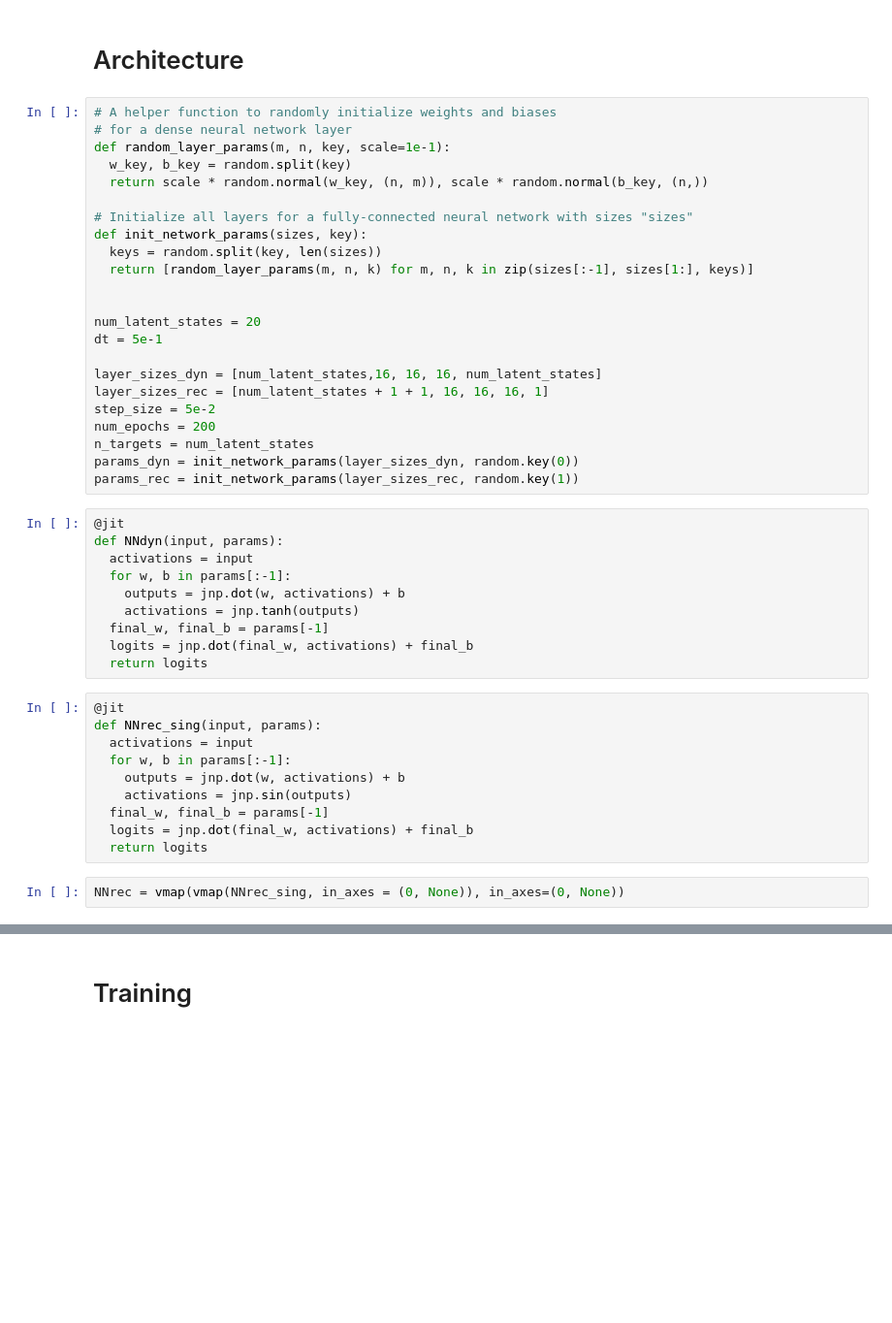
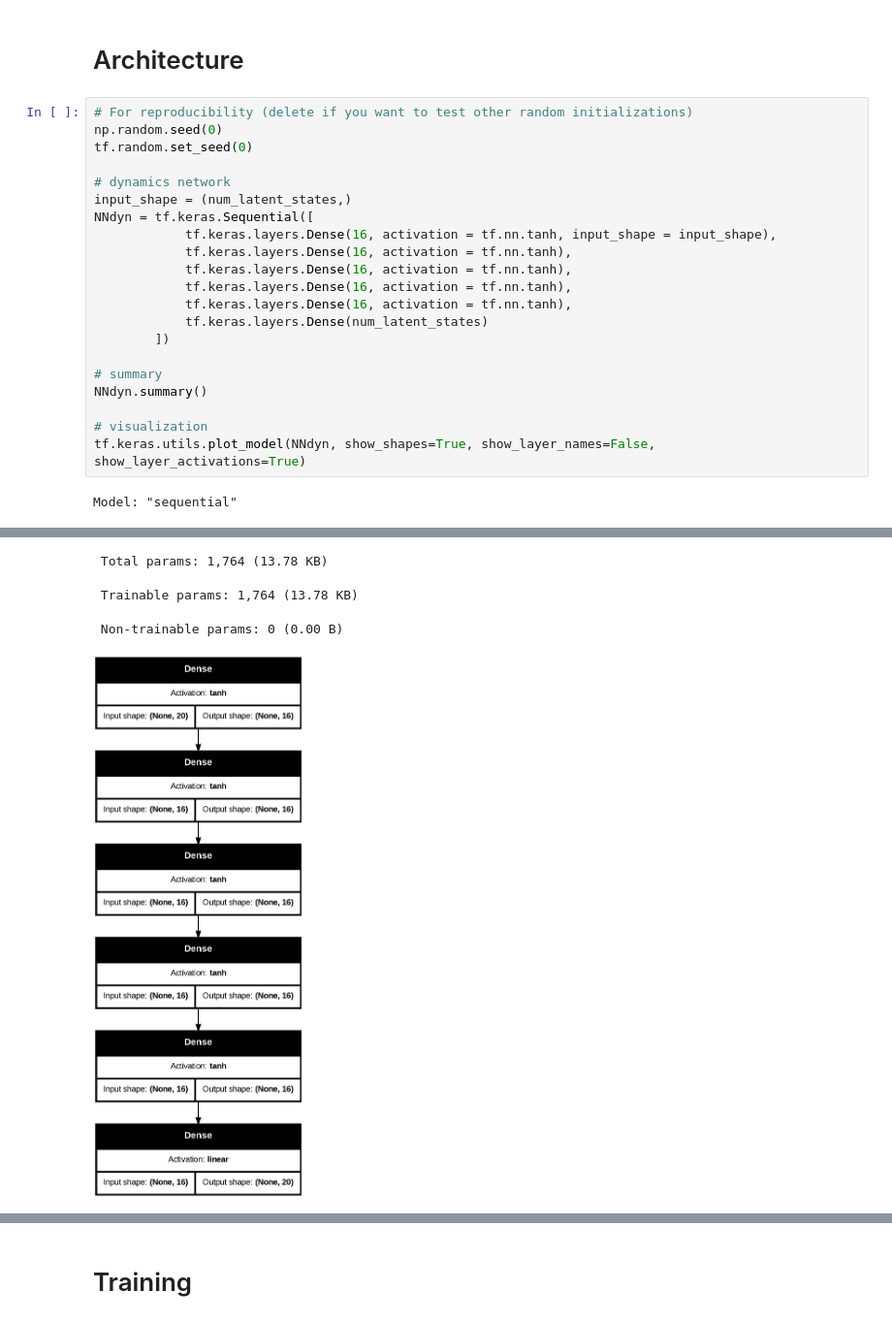
Before and after one commit to ppasquini/LDNet-Thesis, a Jupyter notebook: Kuramoto–Sivashinsky_LDNet_Time.ipynb, the cells around one changed output, grey strips where cells are left out. Shown: that part at 97% size. Cells and saved outputs as stored; diff of their text form; blank space fills up the shorter version.

```diff
--- a/Kuramoto–Sivashinsky_LDNet_Time.ipynb
+++ b/Kuramoto–Sivashinsky_LDNet_Time.ipynb
@@ -89,47 +64,25 @@ dataset_test = Dataset(
 # %% [markdown]
 # Architecture
-# %%
-# A helper function to randomly initialize weights and biases
-# for a dense neural network layer
-def random_layer_params(m, n, key, scale=1e-1):
-  w_key, b_key = random.split(key)
-  return scale * random.normal(w_key, (n, m)), scale * random.normal(b_key, (n,))
-
-# Initialize all layers for a fully-connected neural network with sizes "sizes"
-def init_network_params(sizes, key):
-  keys = random.split(key, len(sizes))
-  return [random_layer_params(m, n, k) for m, n, k in zip(sizes[:-1], sizes[1:], keys)]
-
-
-num_latent_states = 20
-dt = 5e-1
-
-layer_sizes_dyn = [num_latent_states,16, 16, 16, num_latent_states]
-layer_sizes_rec = [num_latent_states + 1 + 1, 16, 16, 16, 1]
-step_size = 5e-2
-num_epochs = 200
-n_targets = num_latent_states
-params_dyn = init_network_params(layer_sizes_dyn, random.key(0))
-params_rec = init_network_params(layer_sizes_rec, random.key(1))
-# %%
-@jit
-def NNdyn(input, params):
-  activations = input
-  for w, b in params[:-1]:
-    outputs = jnp.dot(w, activations) + b
-    activations = jnp.tanh(outputs)
-  final_w, final_b = params[-1]
-  logits = jnp.dot(final_w, activations) + final_b
-  return logits
-# %%
-@jit
-def NNrec_sing(input, params):
-  activations = input
-  for w, b in params[:-1]:
-    outputs = jnp.dot(w, activations) + b
-    activations = jnp.sin(outputs)
-  final_w, final_b = params[-1]
-  logits = jnp.dot(final_w, activations) + final_b
-  return logits
-# %%
-NNrec = vmap(vmap(NNrec_sing, in_axes = (0, None)), in_axes=(0, None))
+# %%
+# For reproducibility (delete if you want to test other random initializations)
+np.random.seed(0)
+tf.random.set_seed(0)
+
+# dynamics network
+input_shape = (num_latent_states,)
+NNdyn = tf.keras.Sequential([
+            tf.keras.layers.Dense(16, activation = tf.nn.tanh, input_shape = input_shape),
+            tf.keras.layers.Dense(16, activation = tf.nn.tanh),
+            tf.keras.layers.Dense(16, activation = tf.nn.tanh),
+            tf.keras.layers.Dense(16, activation = tf.nn.tanh),
+            tf.keras.layers.Dense(16, activation = tf.nn.tanh),
+            tf.keras.layers.Dense(num_latent_states)
+        ])
+
+# summary
+NNdyn.summary()
+
+# visualization
+tf.keras.utils.plot_model(NNdyn, show_shapes=True, show_layer_names=False, show_layer_activations=True)
+# %% [output]
+Model: "sequential"
@@ -135,0 +104,4 @@ NNrec = vmap(vmap(NNrec_sing, in_axes = (0, None)), in_axes=(0, None))
+ Total params: 1,764 (13.78 KB)
+ Trainable params: 1,764 (13.78 KB)
+ Non-trainable params: 0 (0.00 B)
+[figure, added]
```
Also changed, not shown: parts of 30 cells of this notebook, 2 other files.
